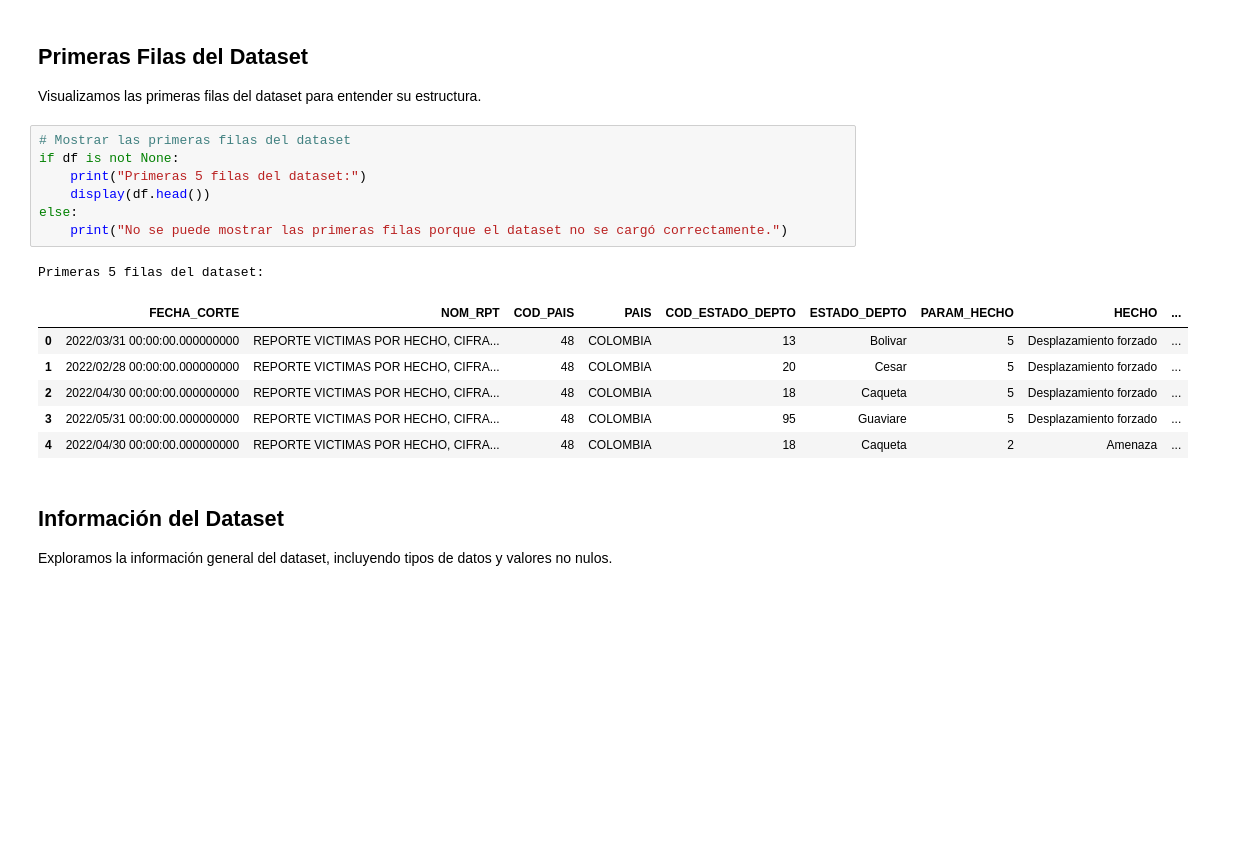
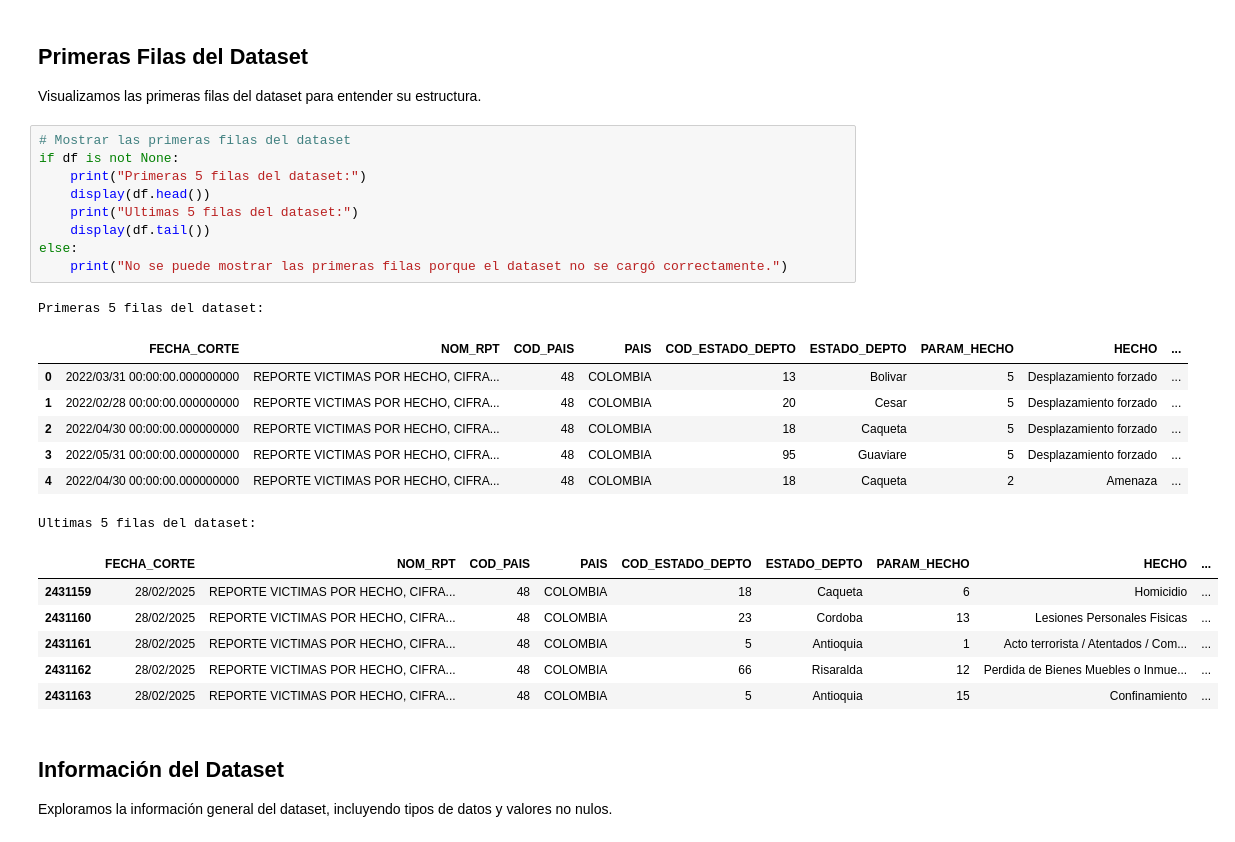
Before and after one commit to SantiRendon/conflicto-armado-en-cifras, a Jupyter notebook: notebooks/analisis_exploratorio_victimas.ipynb, the cells around one changed output. Saved outputs shown, nothing was run; the diff lists cells and outputs as text; blank space fills up the shorter version.

```diff
--- a/notebooks/analisis_exploratorio_victimas.ipynb
+++ b/notebooks/analisis_exploratorio_victimas.ipynb
@@ -56,18 +60,27 @@ Visualizamos las primeras filas del dataset para entender su estructura.
 # %%
 # Mostrar las primeras filas del dataset
 if df is not None:
     print("Primeras 5 filas del dataset:")
     display(df.head())
+    print("Ultimas 5 filas del dataset:")
+    display(df.tail())
 else:
     print("No se puede mostrar las primeras filas porque el dataset no se cargó correctamente.")
 # %% [output]
 Primeras 5 filas del dataset:
 |  | FECHA_CORTE | NOM_RPT | COD_PAIS | PAIS | COD_ESTADO_DEPTO | ESTADO_DEPTO | PARAM_HECHO | HECHO | ... |
 | 0 | 2022/03/31 00:00:00.000000000 | REPORTE VICTIMAS POR HECHO, CIFRA... | 48 | COLOMBIA | 13 | Bolivar | 5 | Desplazamiento forzado | ... |
 | 1 | 2022/02/28 00:00:00.000000000 | REPORTE VICTIMAS POR HECHO, CIFRA... | 48 | COLOMBIA | 20 | Cesar | 5 | Desplazamiento forzado | ... |
 | 2 | 2022/04/30 00:00:00.000000000 | REPORTE VICTIMAS POR HECHO, CIFRA... | 48 | COLOMBIA | 18 | Caqueta | 5 | Desplazamiento forzado | ... |
 | 3 | 2022/05/31 00:00:00.000000000 | REPORTE VICTIMAS POR HECHO, CIFRA... | 48 | COLOMBIA | 95 | Guaviare | 5 | Desplazamiento forzado | ... |
 | 4 | 2022/04/30 00:00:00.000000000 | REPORTE VICTIMAS POR HECHO, CIFRA... | 48 | COLOMBIA | 18 | Caqueta | 2 | Amenaza | ... |
+Ultimas 5 filas del dataset:
+|  | FECHA_CORTE | NOM_RPT | COD_PAIS | PAIS | COD_ESTADO_DEPTO | ESTADO_DEPTO | PARAM_HECHO | HECHO | ... |
+| 2431159 | 28/02/2025 | REPORTE VICTIMAS POR HECHO, CIFRA... | 48 | COLOMBIA | 18 | Caqueta | 6 | Homicidio | ... |
+| 2431160 | 28/02/2025 | REPORTE VICTIMAS POR HECHO, CIFRA... | 48 | COLOMBIA | 23 | Cordoba | 13 | Lesiones Personales Fisicas | ... |
+| 2431161 | 28/02/2025 | REPORTE VICTIMAS POR HECHO, CIFRA... | 48 | COLOMBIA | 5 | Antioquia | 1 | Acto terrorista / Atentados / Com... | ... |
+| 2431162 | 28/02/2025 | REPORTE VICTIMAS POR HECHO, CIFRA... | 48 | COLOMBIA | 66 | Risaralda | 12 | Perdida de Bienes Muebles o Inmue... | ... |
+| 2431163 | 28/02/2025 | REPORTE VICTIMAS POR HECHO, CIFRA... | 48 | COLOMBIA | 5 | Antioquia | 15 | Confinamiento | ... |
 # %% [markdown]
 ## Información del Dataset
 
```
Also changed, not shown: parts of 5 cells of this notebook.
